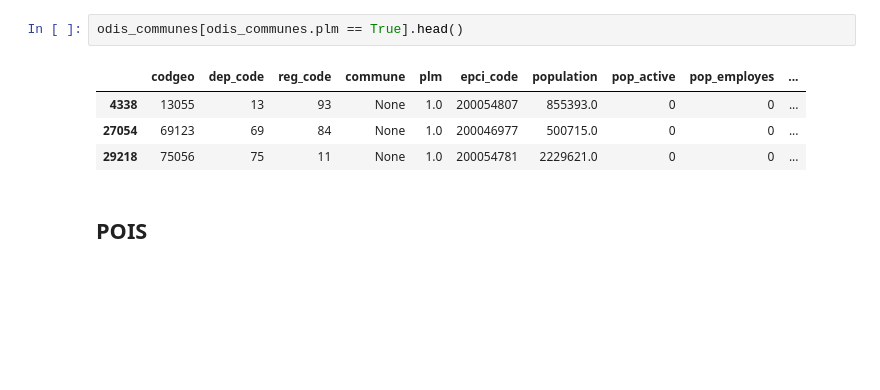
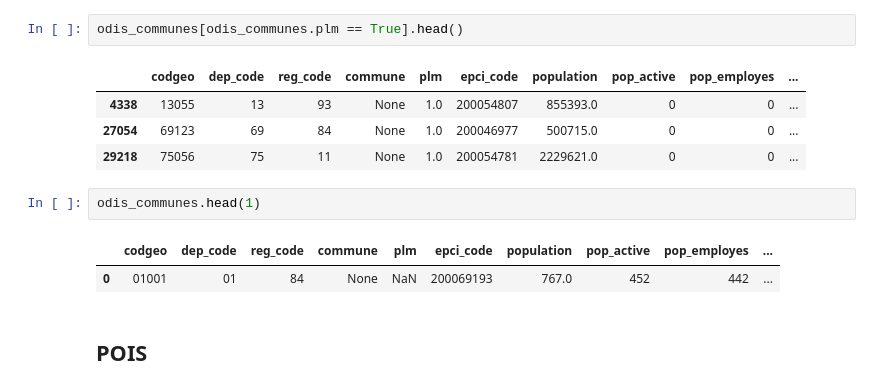
Before and after one commit to jbesan/13_odis_stream2, a Jupyter notebook: notebooks/odis_check_data.ipynb, the cells around one changed output. Drawn from its saved outputs; the diff is of its cells as text; blank space fills up the shorter version.

```diff
--- a/notebooks/odis_check_data.ipynb
+++ b/notebooks/odis_check_data.ipynb
@@ -61,6 +61,11 @@ odis_communes[odis_communes.plm == True].head()
 | 4338 | 13055 | 13 | 93 | None | 1.0 | 200054807 | 855393.0 | 0 | 0 | ... |
 | 27054 | 69123 | 69 | 84 | None | 1.0 | 200046977 | 500715.0 | 0 | 0 | ... |
 | 29218 | 75056 | 75 | 11 | None | 1.0 | 200054781 | 2229621.0 | 0 | 0 | ... |
+# %%
+odis_communes.head(1)
+# %% [output]
+|  | codgeo | dep_code | reg_code | commune | plm | epci_code | population | pop_active | pop_employes | ... |
+| 0 | 01001 | 01 | 84 | None | NaN | 200069193 | 767.0 | 452 | 442 | ... |
 # %% [markdown]
 ## POIS
 # %%
```
Also changed, not shown: parts of 3 cells of this notebook, 32 other files.
